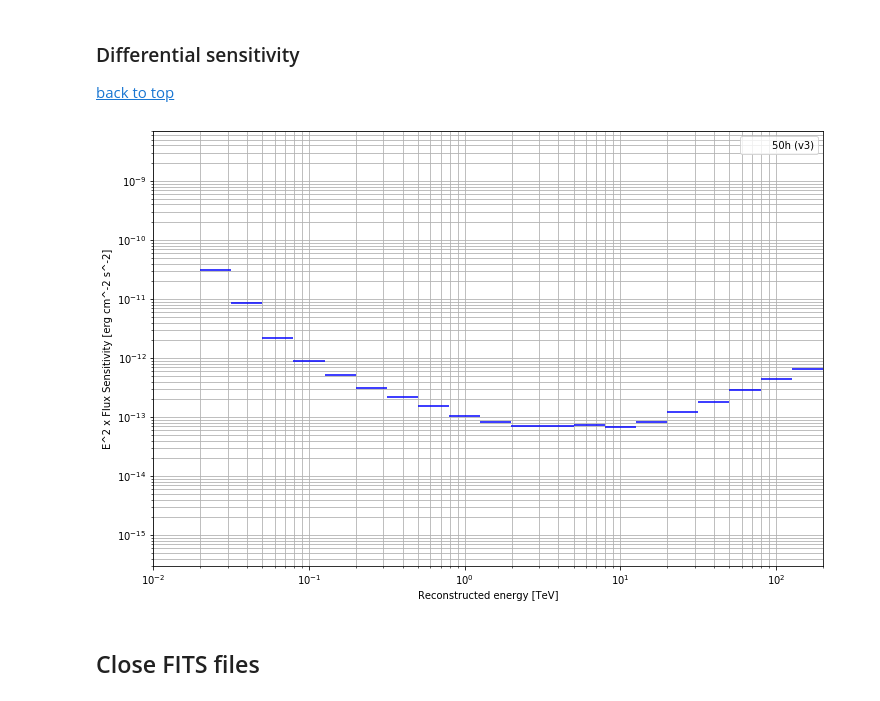
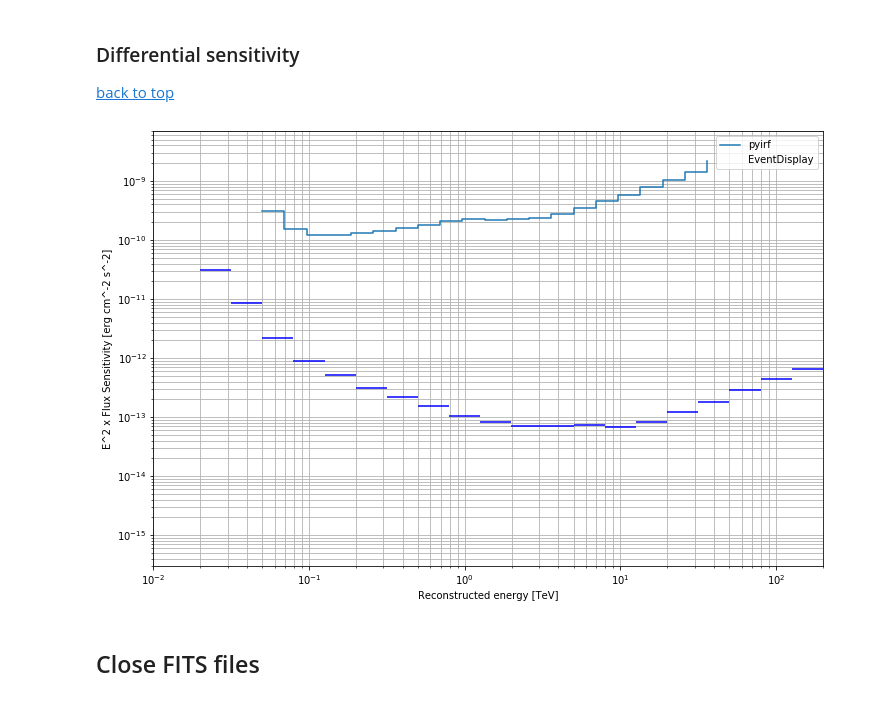
Before and after one commit to cta-observatory/pyirf, a Jupyter notebook: docs/contribute/comparison_with_EventDisplay.ipynb, the cells around one changed output. Drawn from its saved outputs; the diff is of its cells as text; code cells hidden in the pictures.

Commit message:
Fixed sensitivity curve production and added plot in notebook.

```diff
--- a/docs/contribute/comparison_with_EventDisplay.ipynb
+++ b/docs/contribute/comparison_with_EventDisplay.ipynb
@@ -139,7 +140,8 @@ resolution_pyirf = np.asarray(resolution_pyirf)
 background_pyirf = hdul_pyirf[4]
 # %%
 # Differential sensitivity
-# TODO
+
+sensitivity_pyirf = hdul_pyirf[8]
 # %% [markdown]
 ## Comparison
 # %% [markdown]
@@ -299,35 +301,40 @@ y = h.values[1:]
 
 # Style settings
 plt.xlim(1.e-2, 2.e2)
 plt.ylim(3.e-16, 7.e-9)
 
 plt.xscale("log")
 plt.yscale("log")
 plt.xlabel("Reconstructed energy [TeV]")
 plt.ylabel("E^2 x Flux Sensitivity [erg cm^-2 s^-2]")
 plt.grid(which="both")
 
 
 # Plot function
 
 errdict=dict(fmt="o")
 
 plt.bar(x,
         height=y,
         width=np.diff(10**h.edges[1:]),
         align='edge',
         xerr=np.diff(10**h.edges[1:])/2,
         yerr=None,
         fill=False,
         linewidth=0,
-        label="50h (v3)",
+        label="EventDisplay",
         ecolor = "blue",
         )
 
+plt.loglog(sensitivity_pyirf.columns['ENERG_LO'].array,
+           sensitivity_pyirf.columns['SENSITIVITY'].array,
+           drawstyle='steps-post',
+           label="pyirf")
+
 plt.legend(loc="best")
 plt.show()
 # %% [output]
-[figure, old version]
+[figure, new version]
 # %% [markdown]
 ## Close FITS files
 # %%
```
Also changed, not shown: parts of 1 cell of this notebook, 1 other file.
